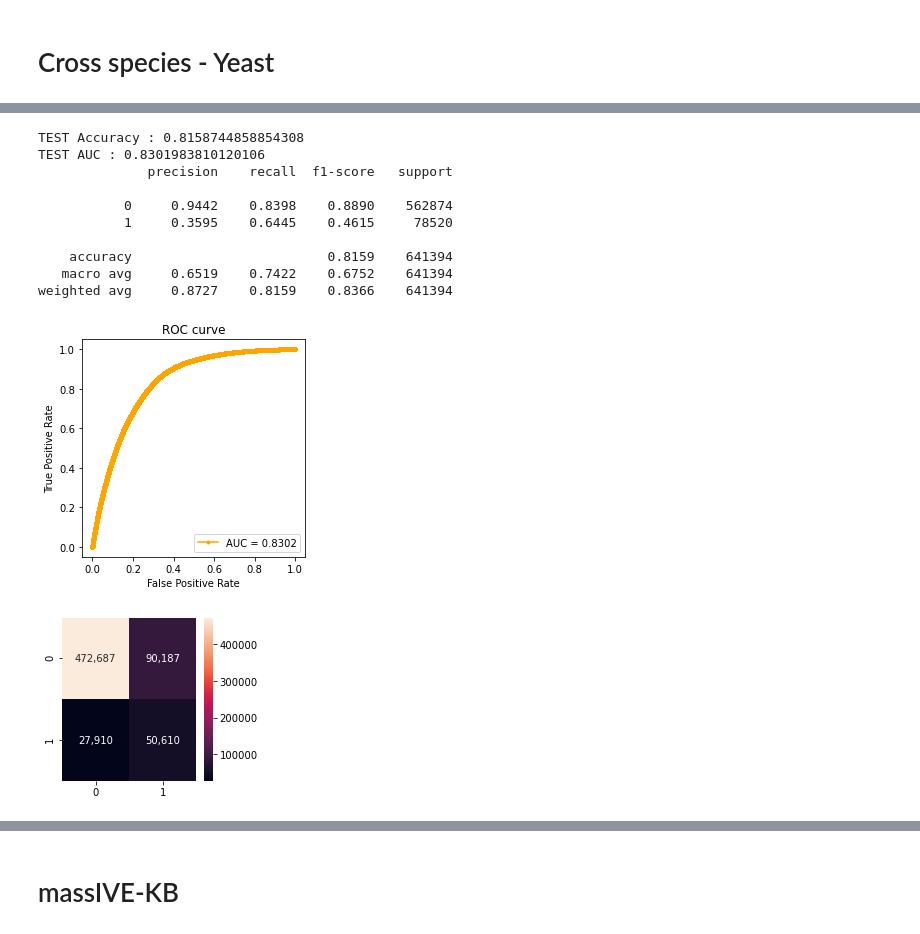
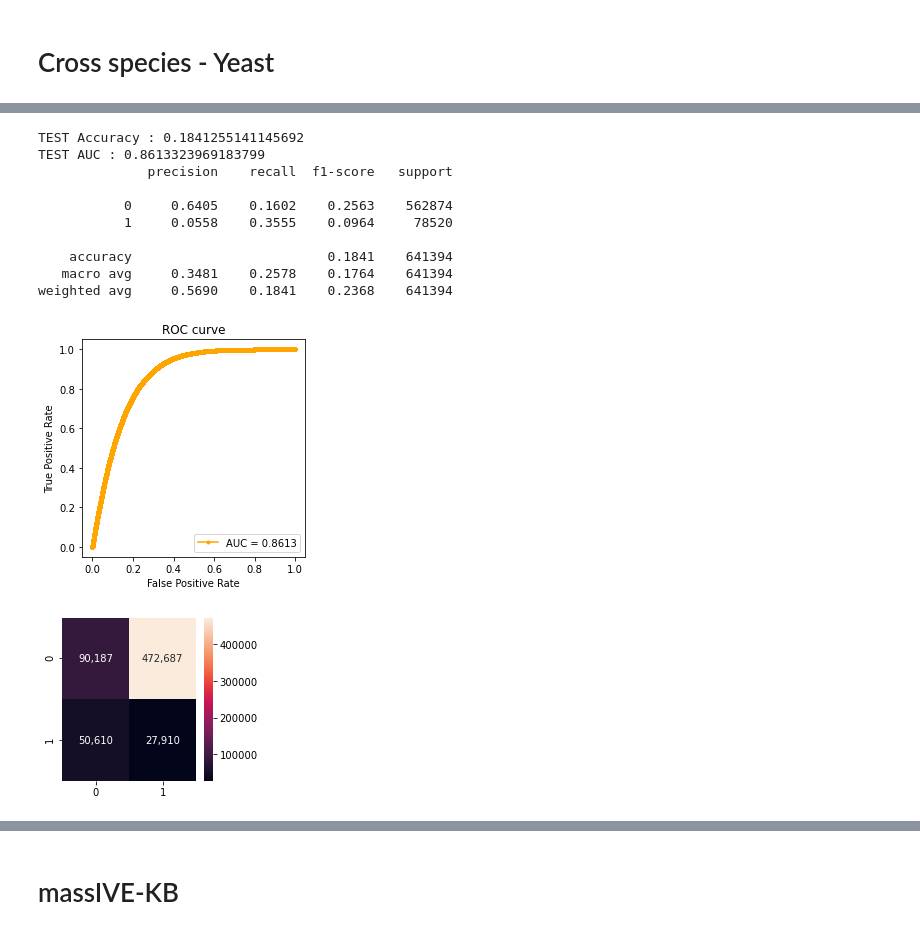
Before and after one commit to zoohoson/Peptide_Detectability, a Jupyter notebook: Comparison_CapsNet.ipynb, the cells around one changed output, grey strips where cells are left out. Saved outputs shown, nothing was run; the diff lists cells and outputs as text; code cells hidden in the pictures.

```diff
--- a/Comparison_CapsNet.ipynb
+++ b/Comparison_CapsNet.ipynb
@@ -499,7 +513,7 @@ for batch_idx, batch in enumerate(test_iter):
 
     out = model(data)
     out = torch.sqrt(torch.sum(out * out, 2))
-    out1 = out[:, 1]
+    out1 = out[:, 0]
     _, y_pre = torch.max(out, -1)
     all_p1.extend(list(out1.cpu().detach().numpy()))
     all_pred1.extend(list(y_pre.cpu().detach().numpy()))
@@ -511,9 +525,9 @@ print('TEST Accuracy : {}'.format(acc))
 print('TEST AUC : {}'.format(auc))
 print(classification_report(all_true1, all_pred1, digits=4))
 
-all_pred1 = np.array(list(map(lambda x: 1-x, np.array(all_pred1))))
+all_pred1 = np.array(list(map(lambda x: x, np.array(all_pred1))))
 all_true1 = np.array(all_true1)
-all_p1 = np.array(list(map(lambda x: 1-x, np.array(all_p1))))
+all_p1 = np.array(list(map(lambda x: x, np.array(all_p1))))
 
 plt.figure(figsize=(4, 4))
 fpr, tpr, threshold = roc_curve(all_true1, all_p1)
@@ -643,15 +670,15 @@ for batch_idx, batch in enumerate(test_iter):
 
     out = model(data)
     out = torch.sqrt(torch.sum(out * out, 2))
-    out1 = out[:, 1]
+    out1 = out[:, 0]
     _, y_pre = torch.max(out, -1)
     all_p1.extend(list(out1.cpu().detach().numpy()))
     all_pred1.extend(list(y_pre.cpu().detach().numpy()))
     all_true1.extend(list(batch.Label.cpu().detach().numpy()))
 
-all_pred1 = np.array(list(map(lambda x: 1-x, np.array(all_pred1))))
+all_pred1 = np.array(list(map(lambda x: x, np.array(all_pred1))))
 all_true1 = np.array(all_true1)
-all_p1 = np.array(list(map(lambda x: 1-x, np.array(all_p1))))
+all_p1 = np.array(list(map(lambda x: x, np.array(all_p1))))
 
 auc = roc_auc_score(all_true1, all_p1)
 acc = metrics.accuracy_score(all_true1,all_pred1)
@@ -787,15 +827,15 @@ for batch_idx, batch in enumerate(test_iter):
 
     out = model(data)
     out = torch.sqrt(torch.sum(out * out, 2))
-    out1 = out[:, 1]
+    out1 = out[:, 0]
     _, y_pre = torch.max(out, -1)
     all_p1.extend(list(out1.cpu().detach().numpy()))
     all_pred1.extend(list(y_pre.cpu().detach().numpy()))
     all_true1.extend(list(batch.Label.cpu().detach().numpy()))
 
-all_pred1 = np.array(list(map(lambda x: 1-x, np.array(all_pred1))))
+all_pred1 = np.array(list(map(lambda x: x, np.array(all_pred1))))
 all_true1 = np.array(all_true1)
-all_p1 = np.array(list(map(lambda x: 1-x, np.array(all_p1))))
+all_p1 = np.array(list(map(lambda x: x, np.array(all_p1))))
 
 auc = roc_auc_score(all_true1, all_p1)
 acc = metrics.accuracy_score(all_true1,all_pred1)
@@ -933,15 +986,15 @@ for batch_idx, batch in enumerate(test_iter):
 
     out = model(data)
     out = torch.sqrt(torch.sum(out * out, 2))
-    out1 = out[:, 1]
+    out1 = out[:, 0]
     _, y_pre = torch.max(out, -1)
     all_p1.extend(list(out1.cpu().detach().numpy()))
     all_pred1.extend(list(y_pre.cpu().detach().numpy()))
     all_true1.extend(list(batch.Label.cpu().detach().numpy()))
 
-all_pred1 = np.array(list(map(lambda x: 1-x, np.array(all_pred1))))
+all_pred1 = np.array(list(map(lambda x: x, np.array(all_pred1))))
 all_true1 = np.array(all_true1)
-all_p1 = np.array(list(map(lambda x: 1-x, np.array(all_p1))))
+all_p1 = np.array(list(map(lambda x: x, np.array(all_p1))))
 
 auc = roc_auc_score(all_true1, all_p1)
 acc = metrics.accuracy_score(all_true1,all_pred1)
@@ -1077,55 +1143,55 @@ for batch_idx, batch in enumerate(test_iter):
 
     out = model(data)
     out = torch.sqrt(torch.sum(out * out, 2))
-    out1 = out[:, 1]
+    out1 = out[:, 0]
     _, y_pre = torch.max(out, -1)
     all_p1.extend(list(out1.cpu().detach().numpy()))
     all_pred1.extend(list(y_pre.cpu().detach().numpy()))
     all_true1.extend(list(batch.Label.cpu().detach().numpy()))
 
-all_pred1 = np.array(list(map(lambda x: 1-x, np.array(all_pred1))))
+all_pred1 = np.array(list(map(lambda x: x, np.array(all_pred1))))
 all_true1 = np.array(all_true1)
-all_p1 = np.array(list(map(lambda x: 1-x, np.array(all_p1))))
+all_p1 = np.array(list(map(lambda x: x, np.array(all_p1))))
 
 auc = roc_auc_score(all_true1, all_p1)
 acc = metrics.accuracy_score(all_true1,all_pred1)
 print('TEST Accuracy : {}'.format(acc))
 print('TEST AUC : {}'.format(auc))
 print(classification_report(all_true1, all_pred1, digits=4))
 
 
 plt.figure(figsize=(4, 4))
 fpr, tpr, threshold = roc_curve(all_true1, all_p1)
 plt.plot(fpr, tpr, marker='.', label='AUC = {:.4f}'.format(auc), color='orange')
 plt.title('ROC curve')
 plt.xlabel('False Positive Rate')
 plt.ylabel('True Positive Rate')
 plt.legend()
 plt.show()
 
 cf_matrix = confusion_matrix(all_true1, all_pred1)
 plt.figure(figsize=(3, 3))
 sns.heatmap(cf_matrix, annot=True, fmt=',.0f')
 plt.show()
 
 np.save('log/result_yeast_KLife_CapsNet_fpr.npy', fpr)
 np.save('log/result_yeast_KLife_CapsNet_tpr.npy', tpr)
 np.save('log/result_yeast_KLife_CapsNet_threshold.npy', threshold)
 np.save('log/result_yeast_KLife_CapsNet_prob.npy', all_p1)
 np.save('log/result_yeast_KLife_CapsNet_true.npy', all_true1)
 # %% [output]
-TEST Accuracy : 0.8158744858854308
-TEST AUC : 0.8301983810120106
+TEST Accuracy : 0.1841255141145692
+TEST AUC : 0.8613323969183799
               precision    recall  f1-score   support
 
-           0     0.9442    0.8398    0.8890    562874
-           1     0.3595    0.6445    0.4615     78520
+           0     0.6405    0.1602    0.2563    562874
+           1     0.0558    0.3555    0.0964     78520
 
-    accuracy                         0.8159    641394
-   macro avg     0.6519    0.7422    0.6752    641394
-weighted avg     0.8727    0.8159    0.8366    641394
+    accuracy                         0.1841    641394
+   macro avg     0.3481    0.2578    0.1764    641394
+weighted avg     0.5690    0.1841    0.2368    641394
-[figure, old version]
+[figure, new version]
-[figure, old version]
+[figure, new version]
 # %%
 from torchtext import data, datasets
 
```
Also changed, not shown: parts of 13 cells of this notebook, 3 other files.
